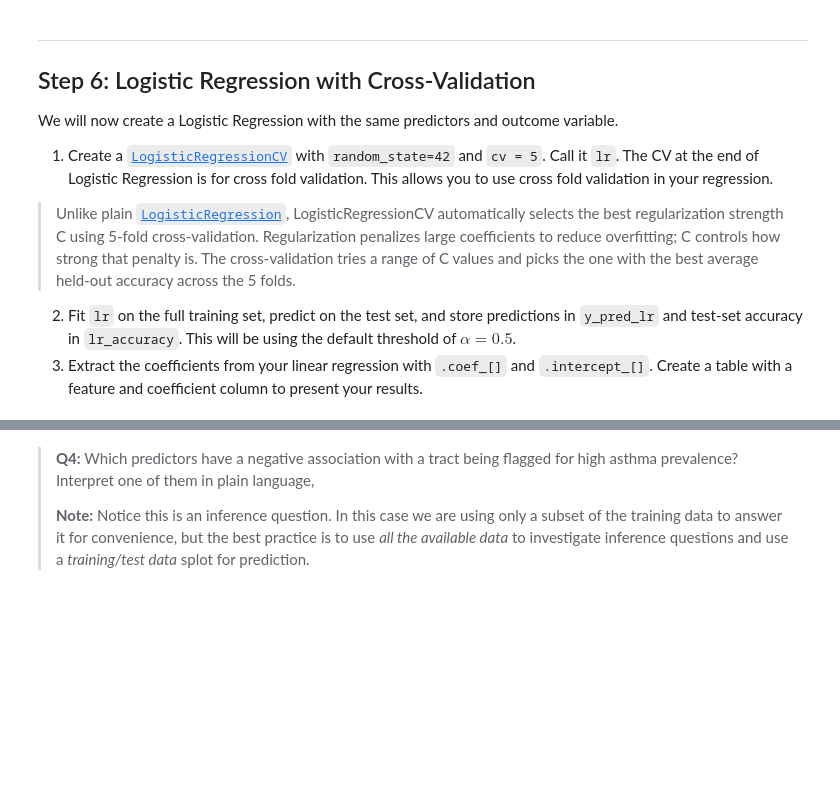
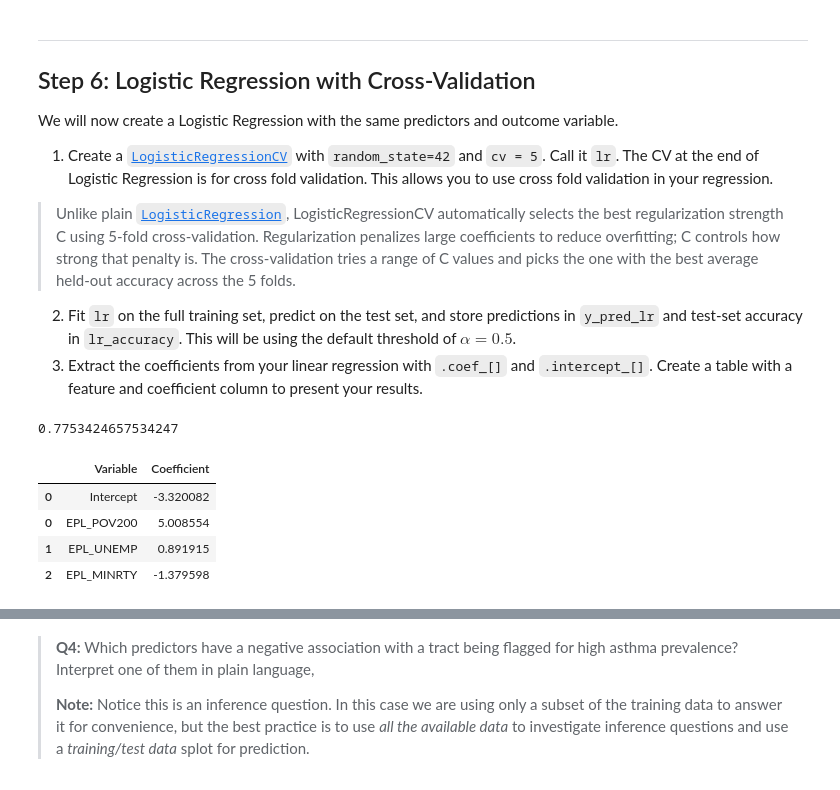
Before and after one commit to vedikaS-byte/assignment-2, a Jupyter notebook: hw2-task2.ipynb, the cells around one changed output, grey strips where cells are left out. Drawn from its saved outputs; the diff is of its cells as text; code cells hidden in the pictures; blank space fills up the shorter version.

```diff
--- a/hw2-task2.ipynb
+++ b/hw2-task2.ipynb
@@ -242,7 +236,8 @@ _Type your answer here, replacing this text._
 ## Step 5: KNN with Optimal K
  Re- run your  K-Nearest Neighbors Classifier with number of neighbors equal to  `optimal_k`. Store your accuracy in `knn_optimal_accuracy`.
 # %%
-
-knn_optimal_accuracy = ...
-
+knn_optimal = KNeighborsClassifier(n_neighbors=optimal_k)
+knn_optimal.fit(X_train, y_train)
+knn_optimal_accuracy = knn_optimal.score(X_test, y_test) # Score for comparison on test data
+y_pred_knn_optimal = knn_optimal.predict(X_test)  # Get predictions from optimal model
 print(f'KNN (K={optimal_k}) test accuracy: {knn_optimal_accuracy:.4f}')
@@ -271,10 +270,36 @@ We will now create a Logistic Regression with the same predictors and outcome va
 2. Fit `lr` on the full training set, predict on the test set, and store predictions in `y_pred_lr` and test-set accuracy in `lr_accuracy`. This will be using the default threshold of $\alpha=0.5$.
 3. Extract the coefficients from your linear regression with `.coef_[]` and `.intercept_[]`. Create a table with a feature and coefficient column to present your results.
 # %%
-lr = ...
+# 1. Create logistic regression cv
+lr = LogisticRegressionCV(cv=5, scoring='accuracy')
 
-y_pred_lr   = ...
-lr_accuracy = ...
+# 2. Fit on training data, then predict on test data and obtain score
+lr.fit(X_train, y_train)
+y_pred_lr   = lr.predict(X_test)
+
+lr_accuracy = lr.score(X_test, y_test)
 lr_accuracy
+# %% [output]
+0.7753424657534247
+# %%
+# 3. Create table; we can make two different dataframes to store the coefs with their respective values
+coefficients = pd.DataFrame({
+    'Variable': ["EPL_POV200", "EPL_UNEMP", "EPL_MINRTY"], # Grab and label predictors
+    'Coefficient': lr.coef_[0] # Identify the coef values
+})
+
+intercept = pd.DataFrame({
+    'Variable': ['Intercept'], # Label intercept
+    'Coefficient': [lr.intercept_[0]] # Grab intercept value
+})
+
+coefficients = pd.concat([intercept, coefficients]) # Combine dataframes for coeffcients and intercept together
+coefficients
+# %% [output]
+|  | Variable | Coefficient |
+| 0 | Intercept | -3.320082 |
+| 0 | EPL_POV200 | 5.008554 |
+| 1 | EPL_UNEMP | 0.891915 |
+| 2 | EPL_MINRTY | -1.379598 |
 # %%
 grader.check("q9")
```
Also changed, not shown: parts of 10 cells of this notebook.
